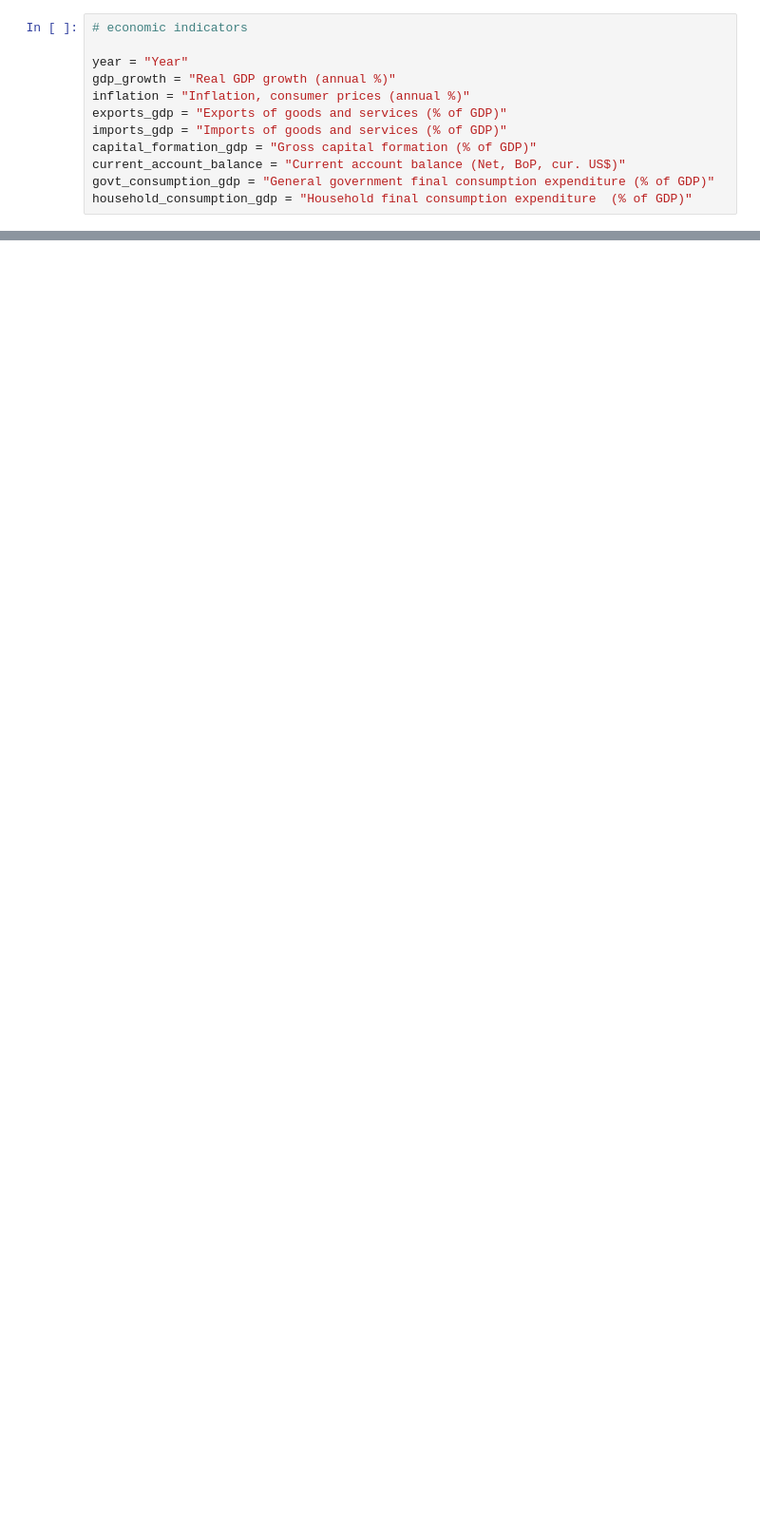
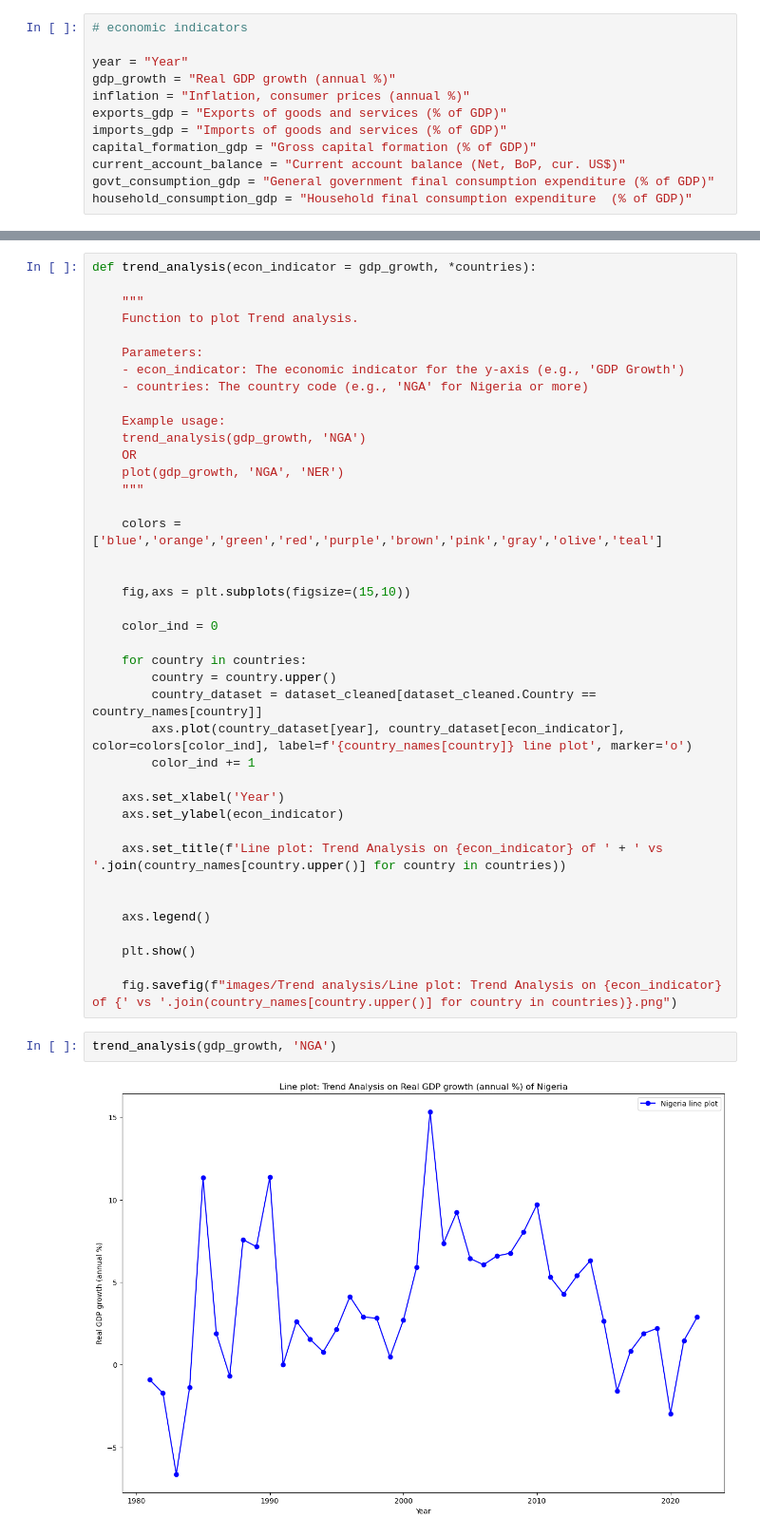
Before and after one commit to andazi/EDA-African-Economic-Performance, a Jupyter notebook: AFRICAN ECONOMY EDA.ipynb, the cells around one changed output, grey strips where cells are left out. Shown: that part at 95% size. Saved outputs shown, nothing was run; the diff lists cells and outputs as text; blank space fills up the shorter version.

Commit message:
trend analysis

```diff
--- a/AFRICAN ECONOMY EDA.ipynb
+++ b/AFRICAN ECONOMY EDA.ipynb
@@ -542,0 +370,44 @@ plt.show()
+# %%
+def trend_analysis(econ_indicator = gdp_growth, *countries):
+
+    """
+    Function to plot Trend analysis.
+
+    Parameters:
+    - econ_indicator: The economic indicator for the y-axis (e.g., 'GDP Growth')
+    - countries: The country code (e.g., 'NGA' for Nigeria or more)
+
+    Example usage:
+    trend_analysis(gdp_growth, 'NGA')
+    OR
+    plot(gdp_growth, 'NGA', 'NER')
+    """
+
+    colors = ['blue','orange','green','red','purple','brown','pink','gray','olive','teal']
+
+
+    fig,axs = plt.subplots(figsize=(15,10))
+
+    color_ind = 0
+
+    for country in countries:
+        country = country.upper()
+        country_dataset = dataset_cleaned[dataset_cleaned.Country == country_names[country]]
+        axs.plot(country_dataset[year], country_dataset[econ_indicator], color=colors[color_ind], label=f'{country_names[country]} line plot', marker='o')
+        color_ind += 1
+
+    axs.set_xlabel('Year')
+    axs.set_ylabel(econ_indicator)
+
+    axs.set_title(f'Line plot: Trend Analysis on {econ_indicator} of ' + ' vs '.join(country_names[country.upper()] for country in countries))
+
+
+    axs.legend()
+
+    plt.show()
+
+    fig.savefig(f"images/Trend analysis/Line plot: Trend Analysis on {econ_indicator} of {' vs '.join(country_names[country.upper()] for country in countries)}.png")
+# %%
+trend_analysis(gdp_growth, 'NGA')
+# %% [output]
+[figure, added]
```
Also changed, not shown: parts of 20 cells of this notebook, 10 other files.
